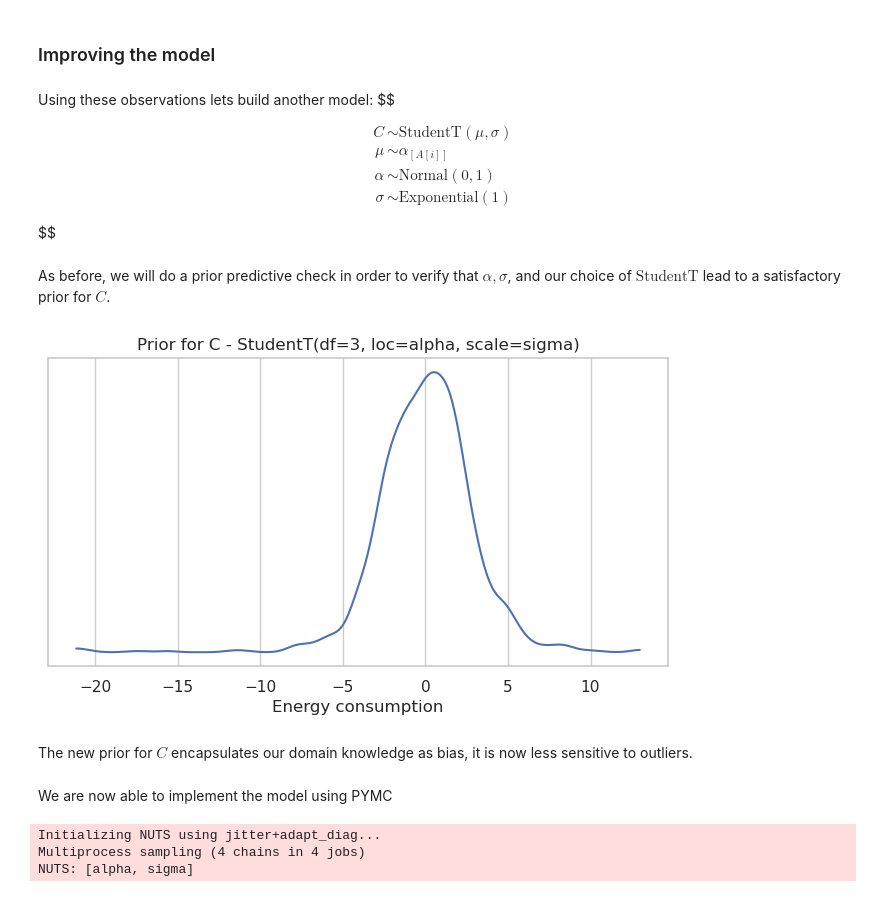
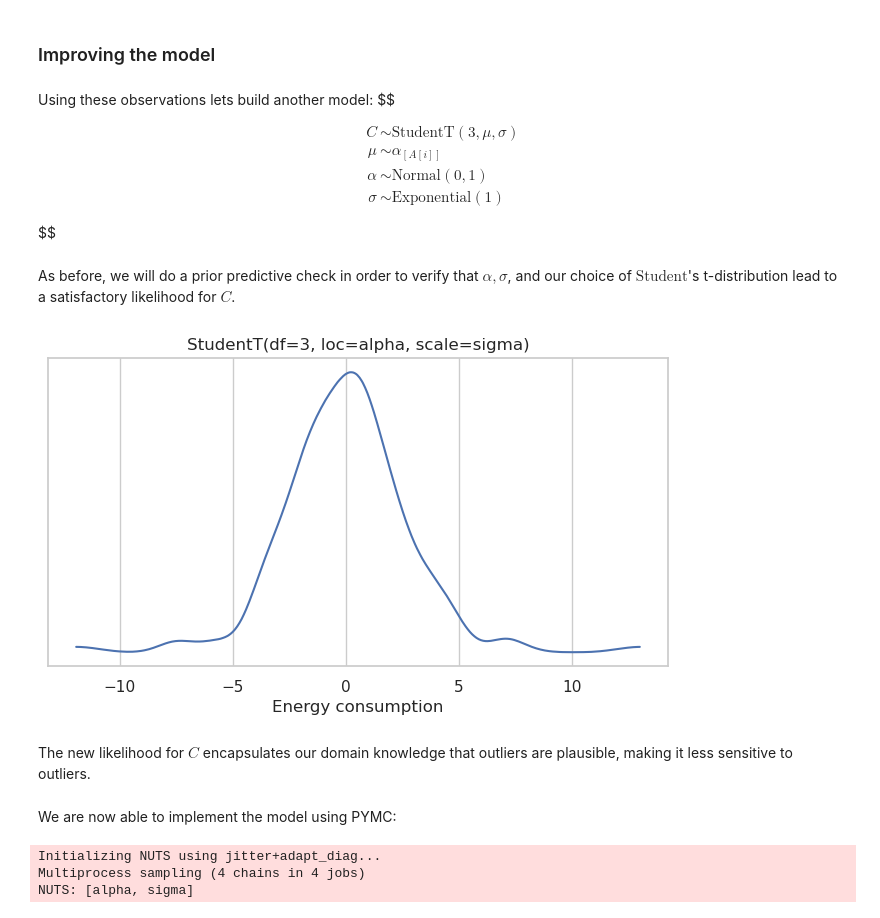
Before and after one commit to joakimGD/PRPRO-exam, a Jupyter notebook: main-question.ipynb, the cells around one changed output. Cells and saved outputs as stored; diff of their text form; code cells hidden in the pictures.

Commit message:
I wrote some more text and tried to add a conclusion

```diff
--- a/main-question.ipynb
+++ b/main-question.ipynb
@@ -489,7 +517,7 @@ Using these observations lets build another model:
 $$
 
 \begin{aligned}
-    C &\sim \text{StudentT}(\mu, \sigma) \\
+    C &\sim \text{StudentT}(3,\mu, \sigma) \\
     \mu &\sim \alpha_{[A[i]]} \\
     \alpha &\sim \text{Normal}(0,1) \\
     \sigma &\sim \text{Exponential}(1)
@@ -497,26 +525,26 @@ $$
 
 $$
 # %% [markdown]
-As before, we will do a prior predictive check in order to verify that $\alpha, \sigma$, and our choice of $\text{StudentT}$ lead to a satisfactory prior for $C$.
+As before, we will do a prior predictive check in order to verify that $\alpha, \sigma$, and our choice of $\text{Student}$'s t-distribution lead to a satisfactory likelihood for $C$.
 # %%
 np.random.seed(rng)
 fig, (ax2) = plt.subplots(1, 1, figsize=(8, 4))
 
 alpha_sample = stats.norm.rvs(loc=alpha_mean, scale=alpha_std, size=n_samples)
 sigma_sample = stats.expon.rvs(scale=1.0, size=n_samples)
 prior_c = stats.t.rvs(df=3, loc=alpha_sample, scale=sigma_sample)
 
 az.plot_kde(prior_c, ax=ax2)
 ax2.set_xlabel("Energy consumption")
-ax2.set_title(f"Prior for C - StudentT(df={3}, loc=alpha, scale=sigma)")
+ax2.set_title(f"StudentT(df={3}, loc=alpha, scale=sigma)")
 ax2.set_yticks([])
 plt.show()
 # %% [output]
-[figure, old version]
+[figure, new version]
 # %% [markdown]
-The new prior for $C$ encapsulates our domain knowledge as bias, it is now less sensitive to outliers.
+The new likelihood for $C$ encapsulates our domain knowledge that outliers are plausible, making it less sensitive to outliers.
 # %% [markdown]
-We are now able to implement the model using PYMC
+We are now able to implement the model using PYMC:
 # %%
 with pm.Model() as m_h1_studentT:
     C_data = pm.Data("C_data", df["C_stand"].values, mutable=True)
```
Also changed, not shown: parts of 68 cells of this notebook.
